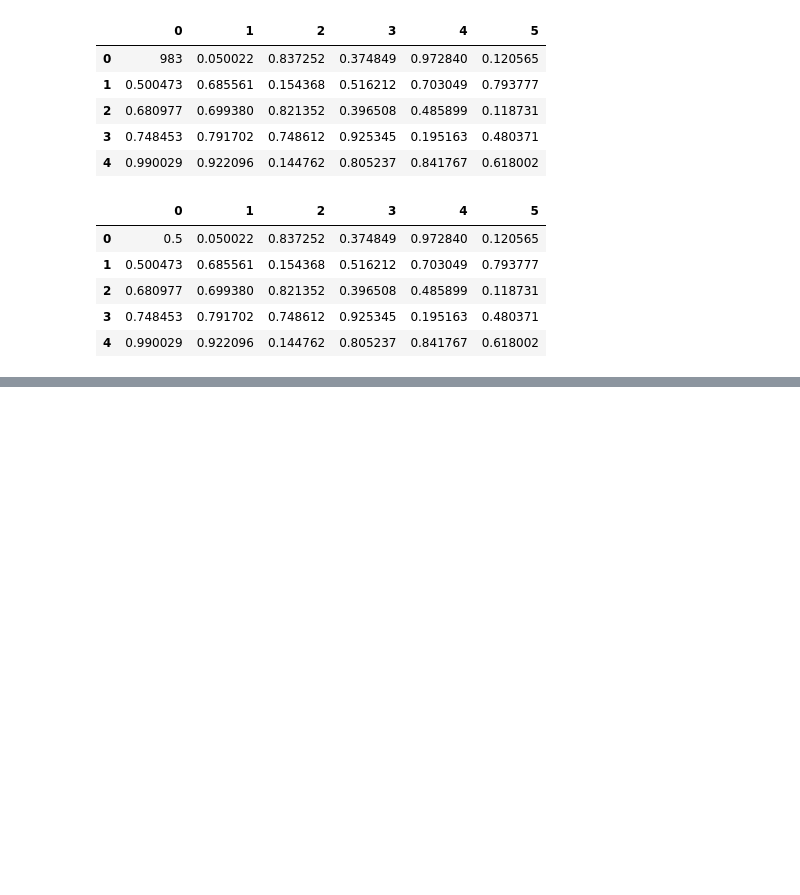
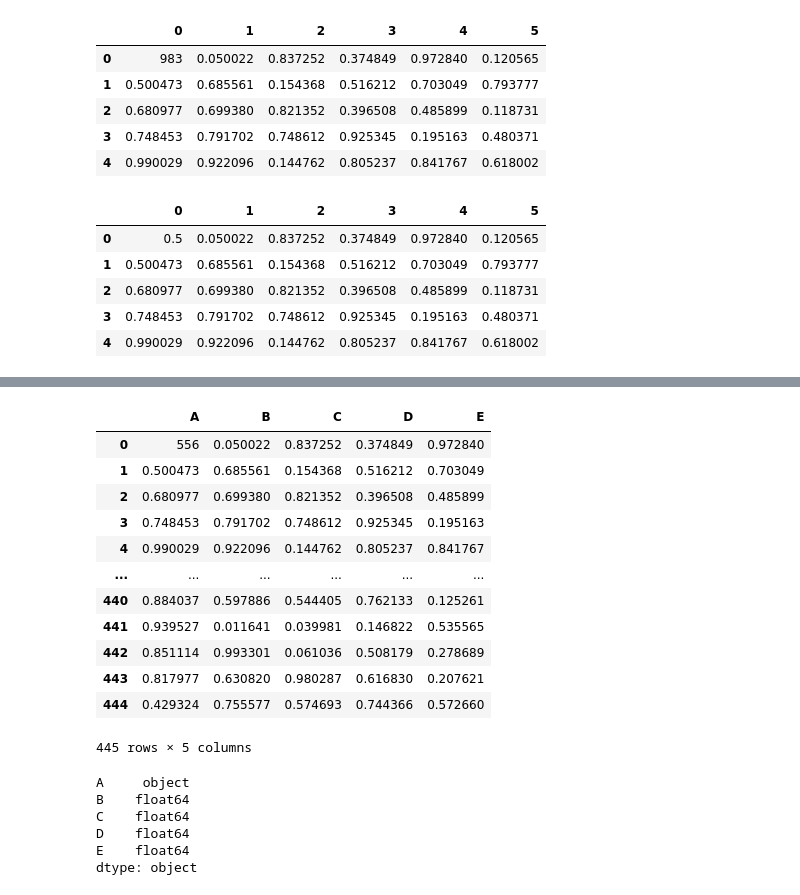
Before and after one commit to Brodevil/Competative-Programming, a Jupyter notebook: Learning/Pandas_.ipynb, the cells around one changed output, grey strips where cells are left out. Drawn from its saved outputs; the diff is of its cells as text; code cells hidden in the pictures; blank space fills up the shorter version.

```diff
--- a/Learning/Pandas_.ipynb
+++ b/Learning/Pandas_.ipynb
@@ -267,0 +362,26 @@ new_df.head()
+# %%
+new_df.loc[:]
+# %% [output]
+|  | A | B | C | D | E |
+| 0 | 556 | 0.050022 | 0.837252 | 0.374849 | 0.972840 |
+| 1 | 0.500473 | 0.685561 | 0.154368 | 0.516212 | 0.703049 |
+| 2 | 0.680977 | 0.699380 | 0.821352 | 0.396508 | 0.485899 |
+| 3 | 0.748453 | 0.791702 | 0.748612 | 0.925345 | 0.195163 |
+| 4 | 0.990029 | 0.922096 | 0.144762 | 0.805237 | 0.841767 |
+| ... | ... | ... | ... | ... | ... |
+| 440 | 0.884037 | 0.597886 | 0.544405 | 0.762133 | 0.125261 |
+| 441 | 0.939527 | 0.011641 | 0.039981 | 0.146822 | 0.535565 |
+| 442 | 0.851114 | 0.993301 | 0.061036 | 0.508179 | 0.278689 |
+| 443 | 0.817977 | 0.630820 | 0.980287 | 0.616830 | 0.207621 |
+| 444 | 0.429324 | 0.755577 | 0.574693 | 0.744366 | 0.572660 |
+445 rows × 5 columns
+# %%
+new_df.loc[10, "A"] = 108
+new_df.dtypes
+# %% [output]
+A     object
+B    float64
+C    float64
+D    float64
+E    float64
+dtype: object
```
Also changed, not shown: parts of 10 cells of this notebook.
